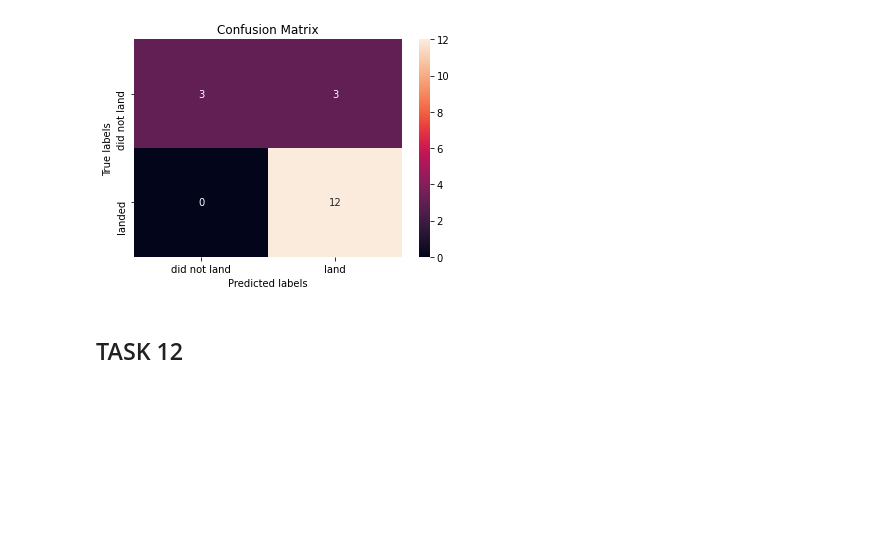
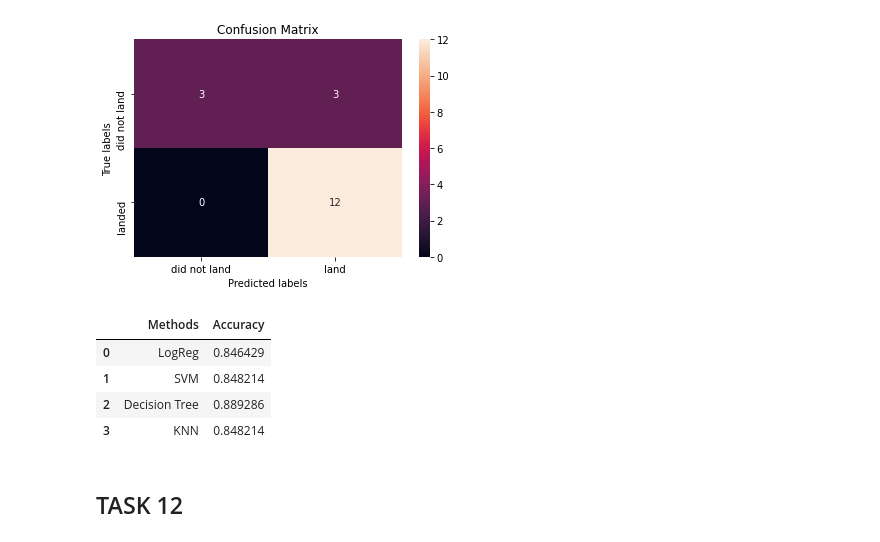
Before and after one commit to ThanhDart/Capstone---Space-X-, a Jupyter notebook: Predictive Algorithm.ipynb, the cells around one changed output. Drawn from its saved outputs; the diff is of its cells as text; code cells hidden in the pictures; blank space fills up the shorter version.

```diff
--- a/Predictive Algorithm.ipynb
+++ b/Predictive Algorithm.ipynb
@@ -282,3 +285,11 @@ plot_confusion_matrix(Y_test,yhat)
+# %%
+Classifiers_frame
+# %% [output]
+|  | Methods | Accuracy |
+| 0 | LogReg | 0.846429 |
+| 1 | SVM | 0.848214 |
+| 2 | Decision Tree | 0.889286 |
+| 3 | KNN | 0.848214 |
 # %% [markdown]
 ## TASK  12
 # %% [markdown]
```
Also changed, not shown: parts of 4 cells of this notebook.
